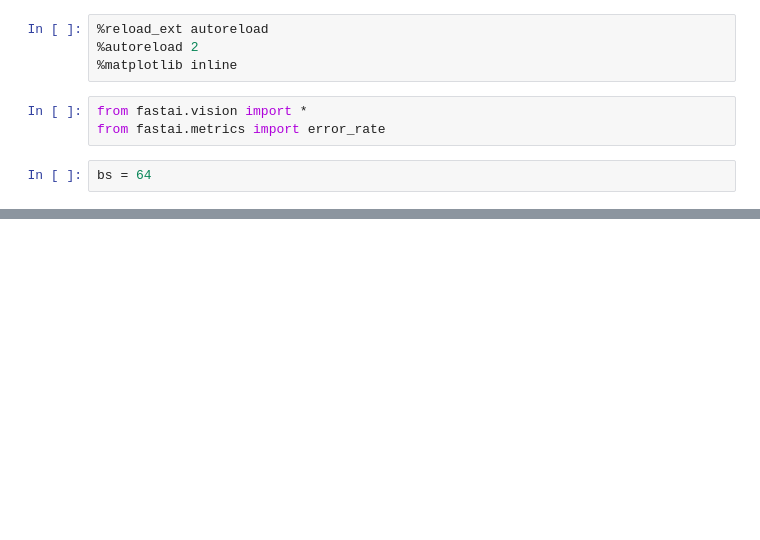
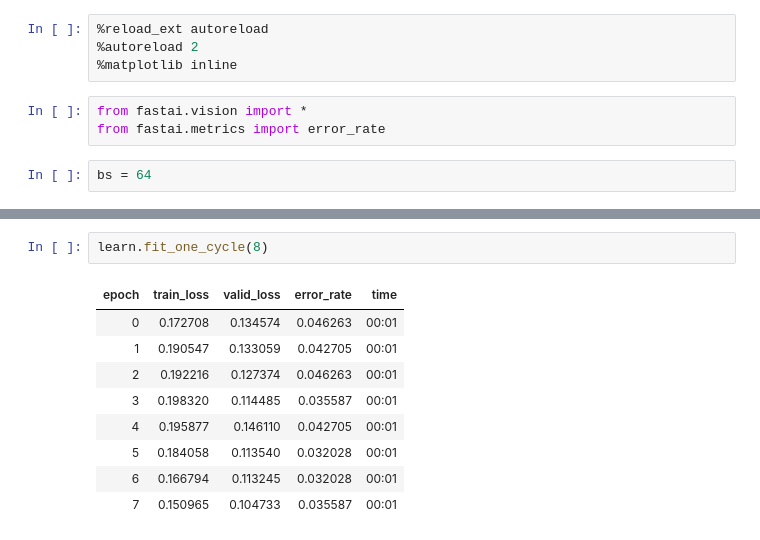
Before and after one commit to aadroher/fastai_experiments, a Jupyter notebook: nbs/dl1/lesson1-exercises.ipynb, the cells around one changed output, grey strips where cells are left out. Drawn from its saved outputs; the diff is of its cells as text; blank space fills up the shorter version.

```diff
--- a/nbs/dl1/lesson1-exercises.ipynb
+++ b/nbs/dl1/lesson1-exercises.ipynb
@@ -72,0 +100,12 @@ get_transforms(do_flip: bool = True, flip_vert: bool = False, max_rotate: float
+# %%
+learn.fit_one_cycle(8)
+# %% [output]
+| epoch | train_loss | valid_loss | error_rate | time |
+| 0 | 0.172708 | 0.134574 | 0.046263 | 00:01 |
+| 1 | 0.190547 | 0.133059 | 0.042705 | 00:01 |
+| 2 | 0.192216 | 0.127374 | 0.046263 | 00:01 |
+| 3 | 0.198320 | 0.114485 | 0.035587 | 00:01 |
+| 4 | 0.195877 | 0.146110 | 0.042705 | 00:01 |
+| 5 | 0.184058 | 0.113540 | 0.032028 | 00:01 |
+| 6 | 0.166794 | 0.113245 | 0.032028 | 00:01 |
+| 7 | 0.150965 | 0.104733 | 0.035587 | 00:01 |
```
Also changed, not shown: parts of 15 cells of this notebook.
